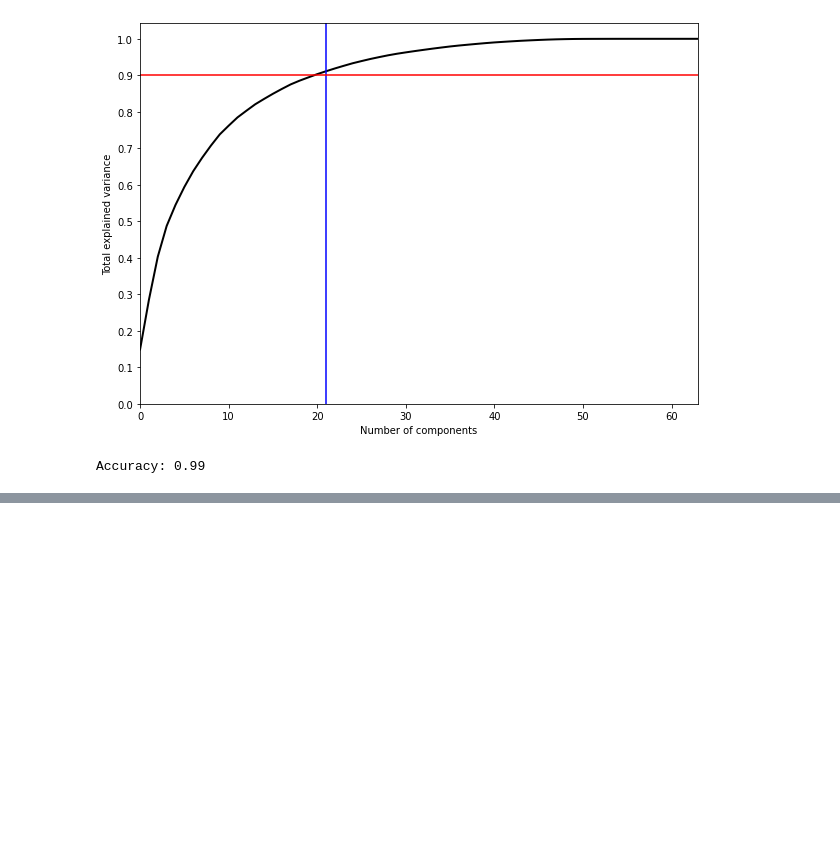
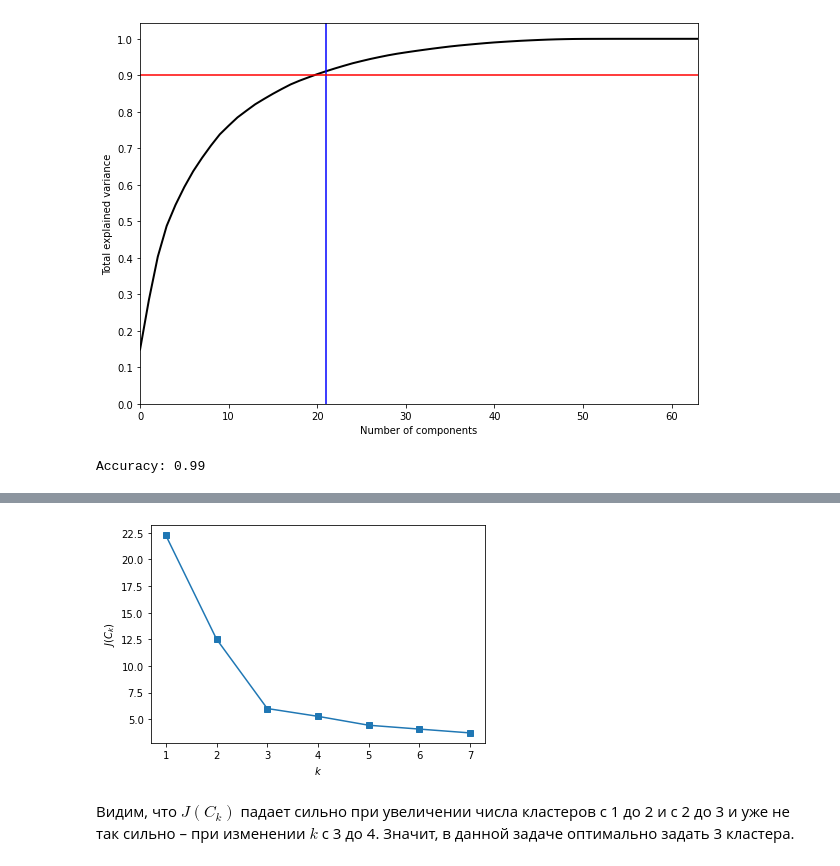
Before and after one commit to AlexeyMarg/open_ai_course, a Jupyter notebook: 7_without_teacher/7_without_teacher.ipynb, the cells around one changed output, grey strips where cells are left out. Cells and saved outputs as stored; diff of their text form; code cells hidden in the pictures; blank space fills up the shorter version.

```diff
--- a/7_without_teacher/7_without_teacher.ipynb
+++ b/7_without_teacher/7_without_teacher.ipynb
@@ -176,0 +253,15 @@ Accuracy: 0.99
+# %%
+from sklearn.cluster import KMeans
+
+inertia = []
+for k in range(1, 8):
+    kmeans = KMeans(n_clusters=k, random_state=1).fit(X)
+    inertia.append(np.sqrt(kmeans.inertia_))
+
+plt.plot(range(1, 8), inertia, marker='s');
+plt.xlabel('$k$')
+plt.ylabel('$J(C_k)$');
+# %% [output]
+[figure, added]
+# %% [markdown]
+Видим, что $J(C_k)$ падает сильно при увеличении числа кластеров с 1 до 2 и с 2 до 3 и уже не так сильно – при изменении $k$ с 3 до 4. Значит, в данной задаче оптимально задать 3 кластера.
```
Also changed, not shown: parts of 10 cells of this notebook.
